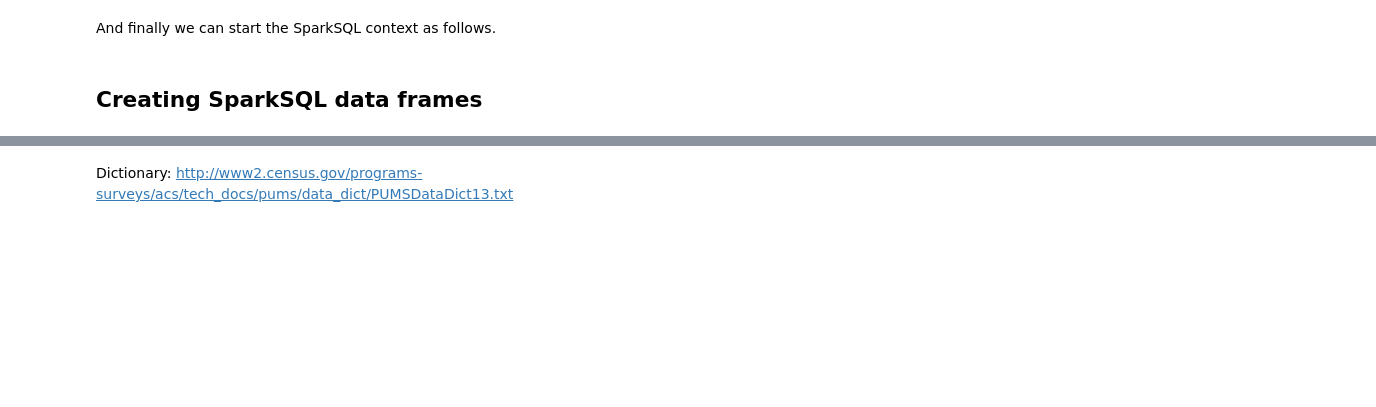
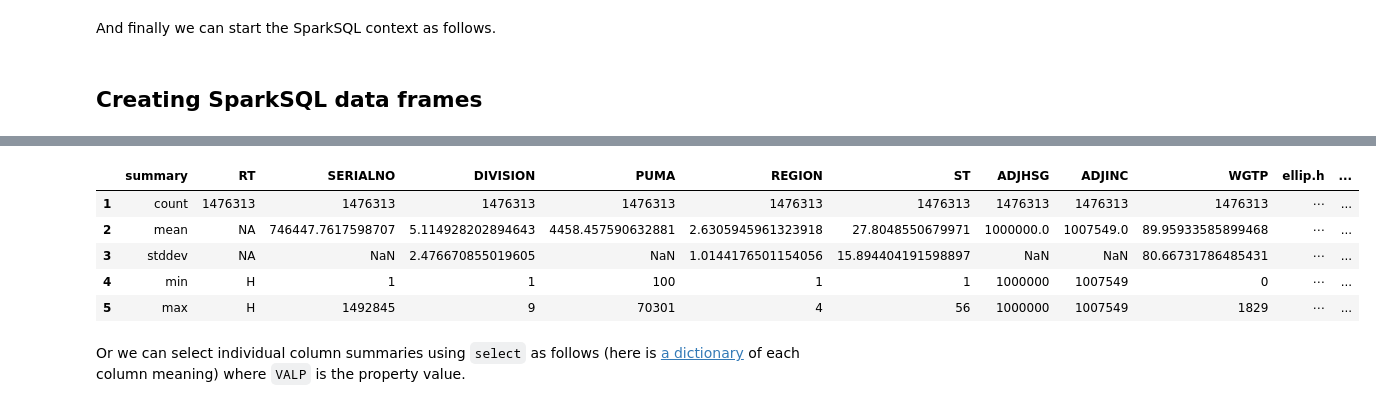
Before and after one commit to jadianes/spark-r-notebooks, a Jupyter notebook: notebooks/nb1-spark-sql-basics/nb1-spark-sql-basics.ipynb, the cells around one changed output, grey strips where cells are left out. Cells and saved outputs as stored; diff of their text form; code cells hidden in the pictures; blank space fills up the shorter version.

```diff
--- a/notebooks/nb1-spark-sql-basics/nb1-spark-sql-basics.ipynb
+++ b/notebooks/nb1-spark-sql-basics/nb1-spark-sql-basics.ipynb
@@ -40,2 +206,11 @@ sqlContext <- sparkRSQL.init(sc)
+# %%
+collect(housing_summary)
+# %% [output]
+|  | summary | RT | SERIALNO | DIVISION | PUMA | REGION | ST | ADJHSG | ADJINC | WGTP | ellip.h | ... |
+| 1 | count | 1476313 | 1476313 | 1476313 | 1476313 | 1476313 | 1476313 | 1476313 | 1476313 | 1476313 | ⋯ | ... |
+| 2 | mean | NA | 746447.7617598707 | 5.114928202894643 | 4458.457590632881 | 2.6305945961323918 | 27.8048550679971 | 1000000.0 | 1007549.0 | 89.95933585899468 | ⋯ | ... |
+| 3 | stddev | NA | NaN | 2.476670855019605 | NaN | 1.0144176501154056 | 15.894404191598897 | NaN | NaN | 80.66731786485431 | ⋯ | ... |
+| 4 | min | H | 1 | 1 | 100 | 1 | 1 | 1000000 | 1007549 | 0 | ⋯ | ... |
+| 5 | max | H | 1492845 | 9 | 70301 | 4 | 56 | 1000000 | 1007549 | 1829 | ⋯ | ... |
 # %% [markdown]
-Dictionary: http://www2.census.gov/programs-surveys/acs/tech_docs/pums/data_dict/PUMSDataDict13.txt
+Or we can select individual column summaries using `select` as follows (here is [a dictionary](http://www2.census.gov/programs-surveys/acs/tech_docs/pums/data_dict/PUMSDataDict13.txt) of each column meaning) where `VALP` is the property value.
```
Also changed, not shown: parts of 34 cells of this notebook, 2 other files.
